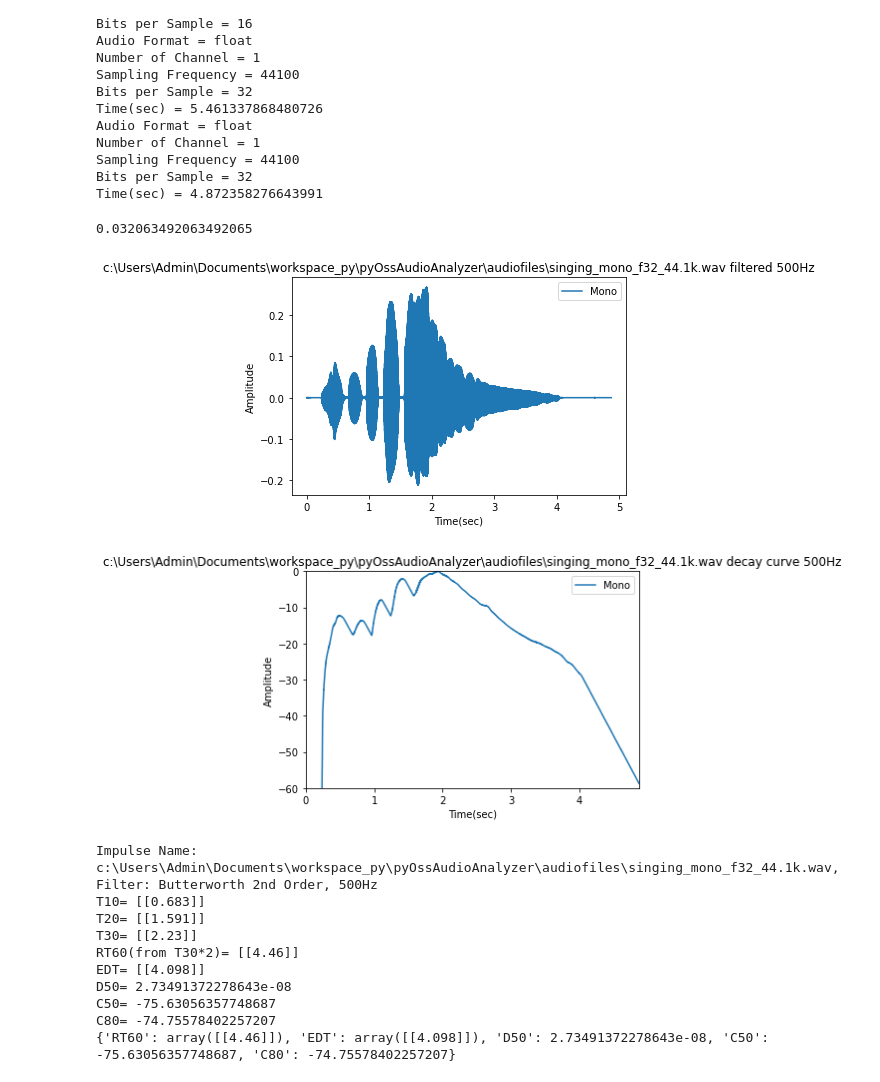
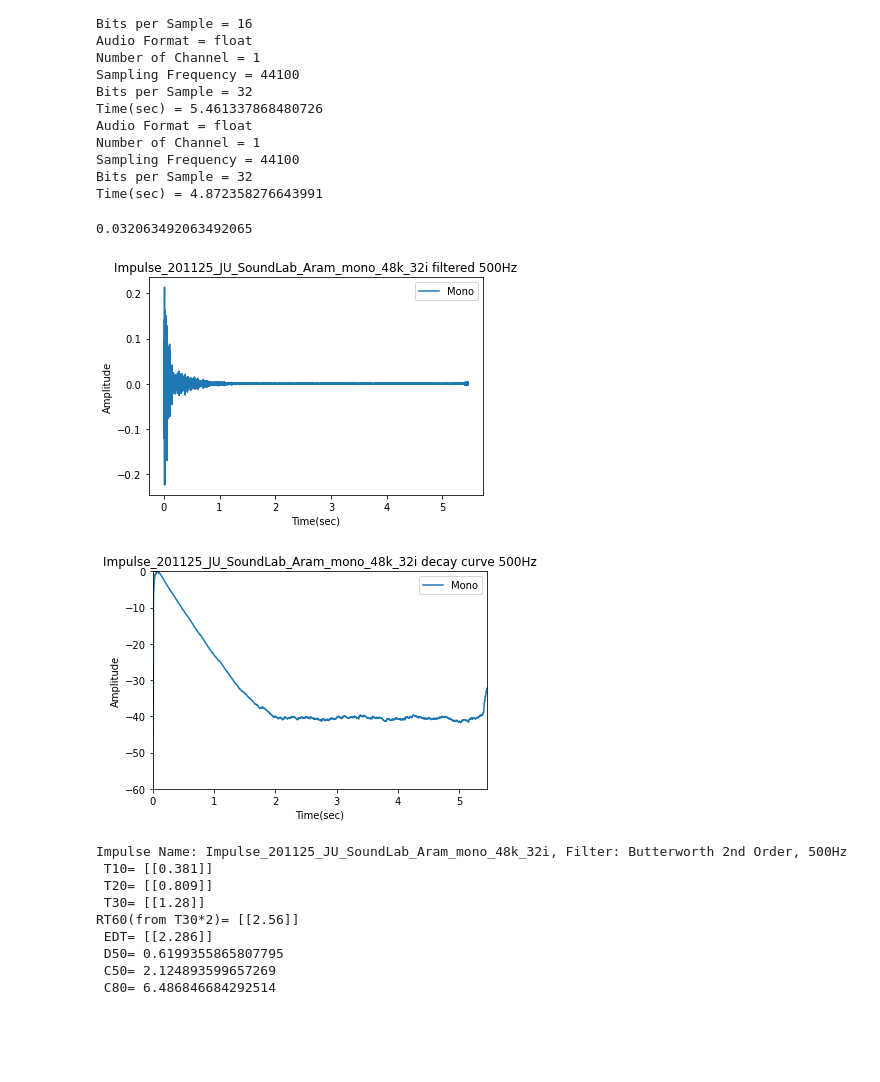
Before and after one commit to sunnyside74/pyOssAudioAnalyzer, a Jupyter notebook: testOssCalc.ipynb, the cells around one changed output. Saved outputs shown, nothing was run; the diff lists cells and outputs as text; code cells hidden in the pictures; blank space fills up the shorter version.

```diff
--- a/testOssCalc.ipynb
+++ b/testOssCalc.ipynb
@@ -32,8 +32,8 @@ imp_dir = 'ju_impulse'         # 임펄스 음원 파일이 있는 프로젝트
 
 # imp_name = 'ju_imp_goyang_aramnuri_concerthall'
 # imp_name = 'ju_imp_sejongmunhwahuigwan_chamberhall'
-imp_name = 'Impulse_201125_JU_SoundLab_Ori_mono_48k_32i'
-# imp_name = 'Impulse_201125_JU_SoundLab_Aram_mono_48k_32i'
+# imp_name = 'Impulse_201125_JU_SoundLab_Ori_mono_48k_32i'
+imp_name = 'Impulse_201125_JU_SoundLab_Aram_mono_48k_32i'
 # imp_name = 'Impulse_201125_JU_SoundLab_Daegu_mono_48k_32i'
 # imp_name = 'Impulse_201125_JU_SoundLab_Sejong_mono_48k_32i'
 
@@ -57,7 +57,6 @@ str_fileinfo = '_mono_f32_44.1k'    # 파일명에 부가된 정보
 
 audio_dir = 'audiofiles'
 
-# TEST AUDIO WAVE FILE LIST
 # wav_name = "adult_female_speech"
 # wav_name = "bagpipe_music"
 # wav_name = "bagpipe_steady_chord"
@@ -66,6 +65,7 @@ audio_dir = 'audiofiles'
 wav_name = "singing"
 # wav_name = "tuba_arpeggio"
 # wav_name = "tuba_music"
+
 
 # audio_dir = 'ju_anechoic'       # 무향실 음원 파일이 있는 프로젝트 내 폴더명
 
@@ -108,19 +108,18 @@ Bits per Sample = 32
 Time(sec) = 4.872358276643991
 # %%
 fc = 500        # Center freq for bandpass filter 500Hz
-
-data_filt, decay, a_param = pyOssFilter.calc_filt_impulse(data_a, st_fmt_a.fs, fc, fname=wav_fname)
+# fc = 0
+data_filt, decay, a_param = pyOssFilter.calc_filt_impulse(data_i, st_fmt_i.fs, fc, fname=imp_name)
 # %% [output]
 0.032063492063492065
-[figure, old version]
+[figure, new version]
-[figure, old version]
+[figure, new version]
-Impulse Name: c:\Users\Admin\Documents\workspace_py\pyOssAudioAnalyzer\audiofiles\singing_mono_f32_44.1k.wav, Filter: Butterworth 2nd Order, 500Hz
-T10= [[0.683]]
-T20= [[1.591]]
-T30= [[2.23]]
-RT60(from T30*2)= [[4.46]]
-EDT= [[4.098]]
-D50= 2.73491372278643e-08
-C50= -75.63056357748687
-C80= -74.75578402257207
-{'RT60': array([[4.46]]), 'EDT': array([[4.098]]), 'D50': 2.73491372278643e-08, 'C50': -75.63056357748687, 'C80': -74.75578402257207}
+Impulse Name: Impulse_201125_JU_SoundLab_Aram_mono_48k_32i, Filter: Butterworth 2nd Order, 500Hz
+ T10= [[0.381]]
+ T20= [[0.809]]
+ T30= [[1.28]]
+RT60(from T30*2)= [[2.56]]
+ EDT= [[2.286]]
+ D50= 0.6199355865807795
+ C50= 2.124893599657269
+ C80= 6.486846684292514
```
Also changed, not shown: 11 other files.
